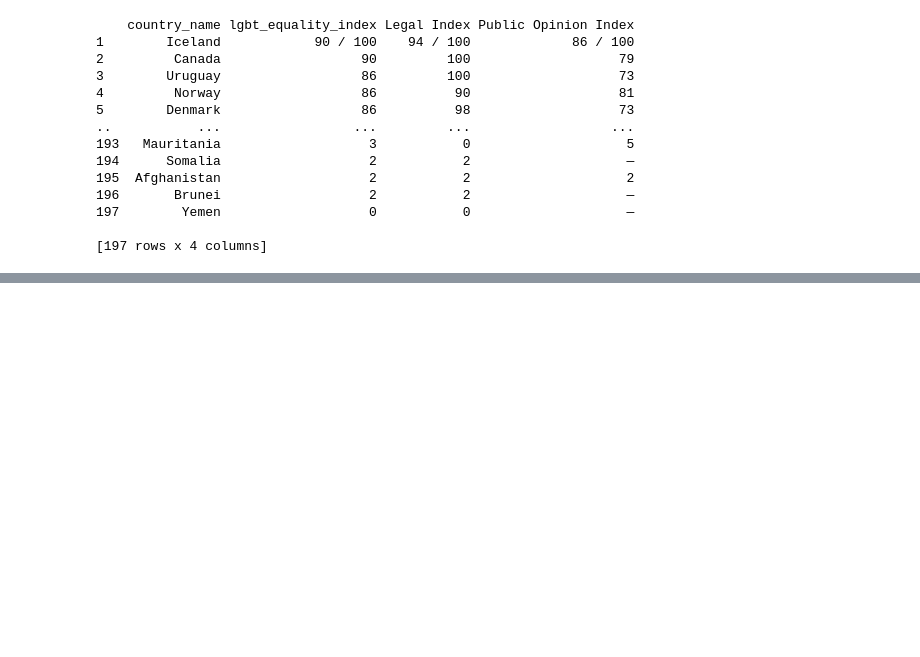
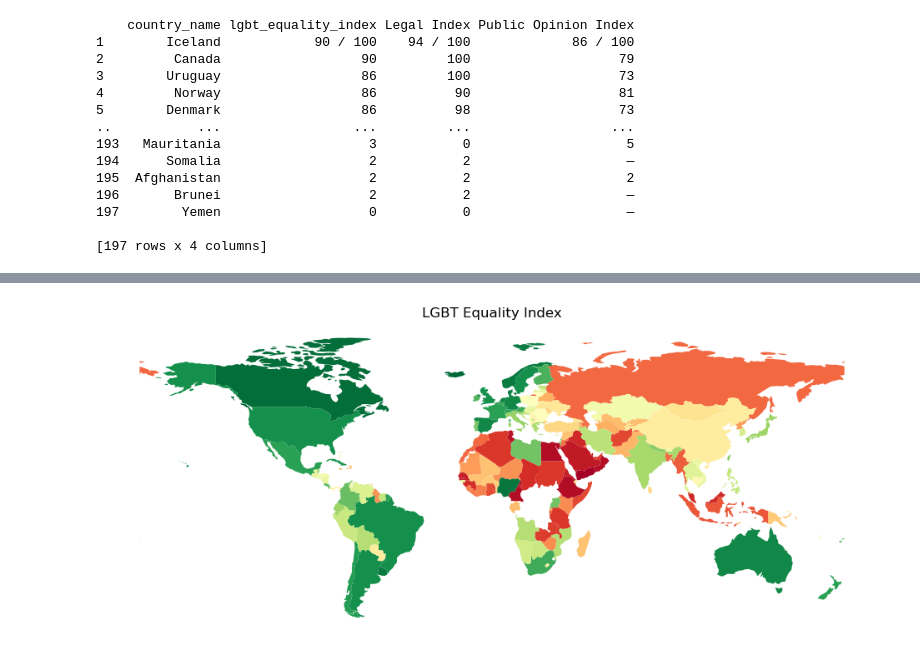
Before and after one commit to tatdef/IH_project2_indicator_gender, a Jupyter notebook: LGBT_Equality_Index.ipynb, the cells around one changed output, grey strips where cells are left out. Cells and saved outputs as stored; diff of their text form; code cells hidden in the pictures; blank space fills up the shorter version.

```diff
--- a/LGBT_Equality_Index.ipynb
+++ b/LGBT_Equality_Index.ipynb
@@ -82,0 +117,29 @@ equal_df[1:].to_csv('lgbt_equality_index.csv')
+# %%
+# Rename the 'lgbt_equality_index' column to 'LGBT Equality Index'
+equal_df = equal_df.rename(columns={'lgbt_equality_index': 'LGBT Equality Index'})
+
+#We need to rename some countries to make them match with the df_world data frame
+#nb: unable to solve the Dem. Rep. of Congo!
+equal_df.loc[equal_df['country_name'] == 'United States', 'country_name'] = 'United States of America'
+equal_df.loc[equal_df['country_name'] == 'Democratic Republic of the Congo', 'country_name'] = 'Congo, Democratic Republic of the'
+equal_df.loc[equal_df['country_name'] == 'C\364te d\u2019Ivoire', 'country_name'] = "Côte d'Ivoire"
+
+# Merge the data with the shapefile based on the country names
+merged = df_world.merge(equal_df, left_on='name', right_on='country_name')
+
+# Plot the data on a world map
+fig, ax = plt.subplots(figsize=(12,8))
+ax.set_aspect('equal')
+
+# Color scheme from red to yellow and green
+
+merged.plot(column='LGBT Equality Index', cmap='RdYlGn', legend=False, ax=ax)
+
+ax.set_title('LGBT Equality Index')
+
+#Remove the axis
+ax.axis('off')
+
+plt.show()
+# %% [output]
+[figure, added]
```
Also changed, not shown: parts of 3 cells of this notebook.
